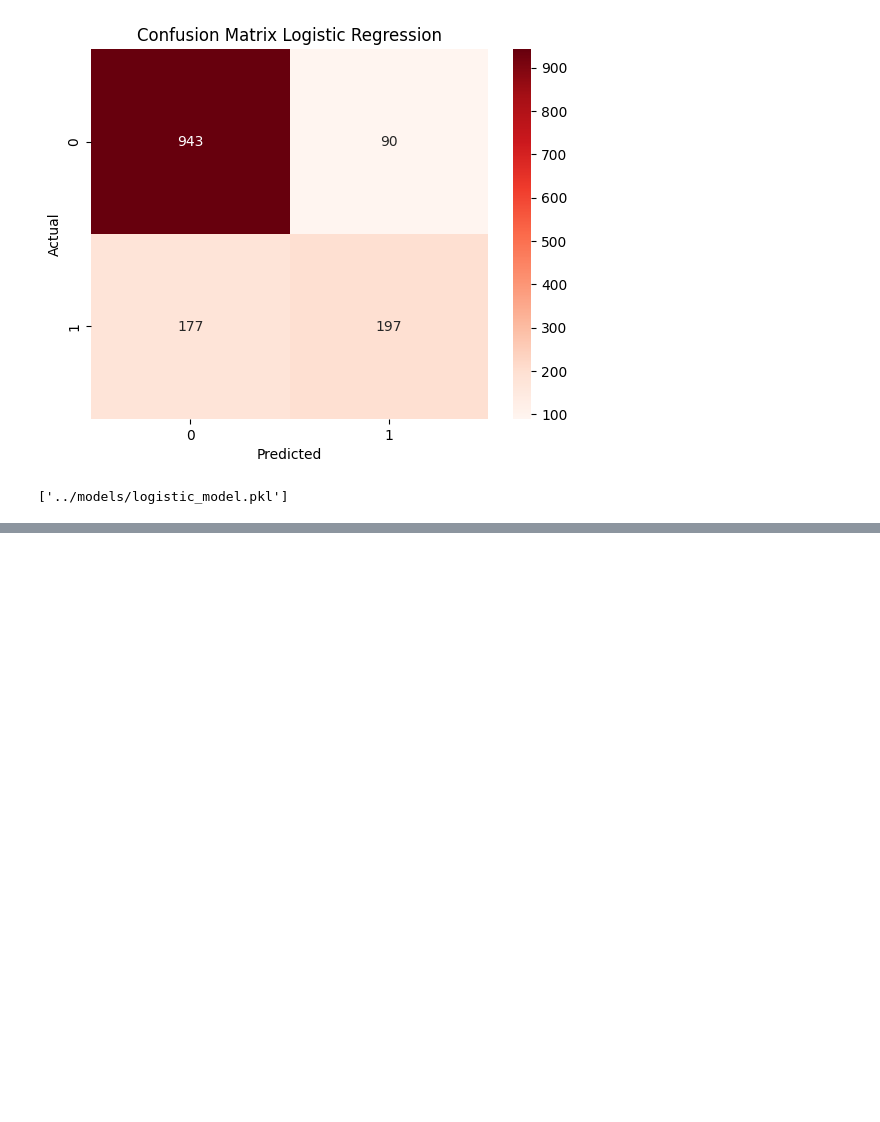
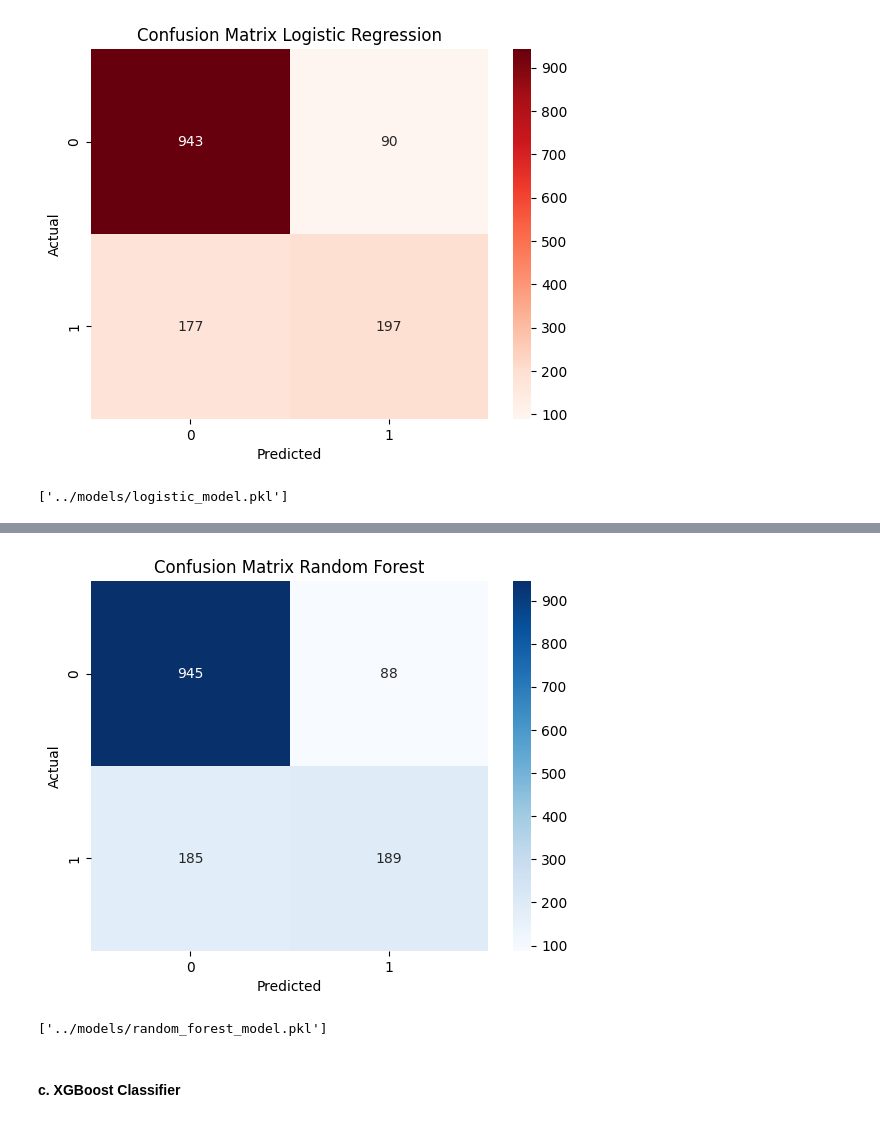
Before and after one commit to BejenaruIoanMatei/Churn-Analysis-Prediction, a Jupyter notebook: scripts/EDA.ipynb, the cells around one changed output, grey strips where cells are left out. Saved outputs shown, nothing was run; the diff lists cells and outputs as text; code cells hidden in the pictures; blank space fills up the shorter version.

Commit message:
RF + XGB models

```diff
--- a/scripts/EDA.ipynb
+++ b/scripts/EDA.ipynb
@@ -526,0 +531,4 @@ joblib.dump(lr, "../models/logistic_model.pkl")
+# %%
+rf = RandomForestClassifier(n_estimators=100, random_state=7)
+rf.fit(X_train, y_train)
+y_pred_rf = rf.predict(X_test)
@@ -526,0 +546,15 @@ joblib.dump(lr, "../models/logistic_model.pkl")
+# %%
+cm = confusion_matrix(y_test, y_pred_rf)
+sns.heatmap(cm, annot=True, fmt='d', cmap="Blues")
+plt.xlabel("Predicted")
+plt.ylabel("Actual")
+plt.title("Confusion Matrix Random Forest")
+plt.show()
+# %% [output]
+[figure, added]
+# %%
+joblib.dump(rf, "../models/random_forest_model.pkl")
+# %% [output]
+['../models/random_forest_model.pkl']
+# %% [markdown]
+#### c. XGBoost Classifier
```
Also changed, not shown: parts of 8 cells of this notebook, 2 other files.
